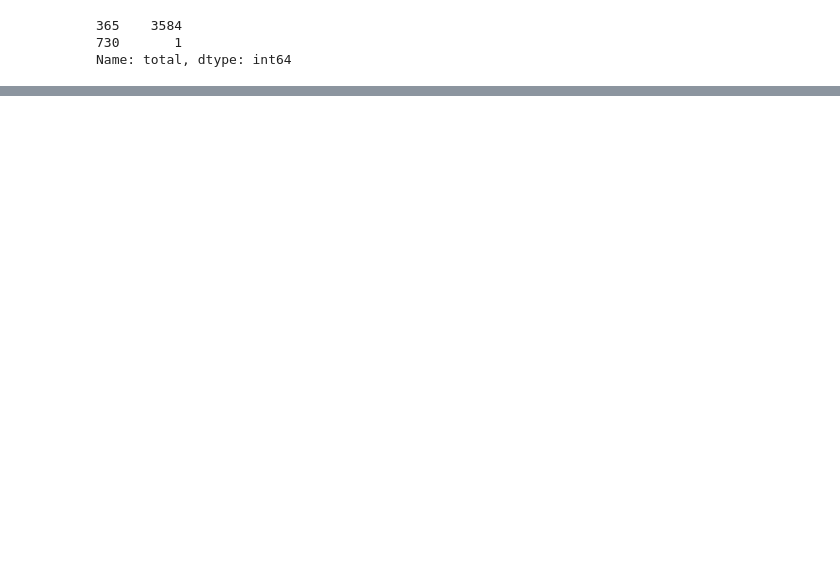
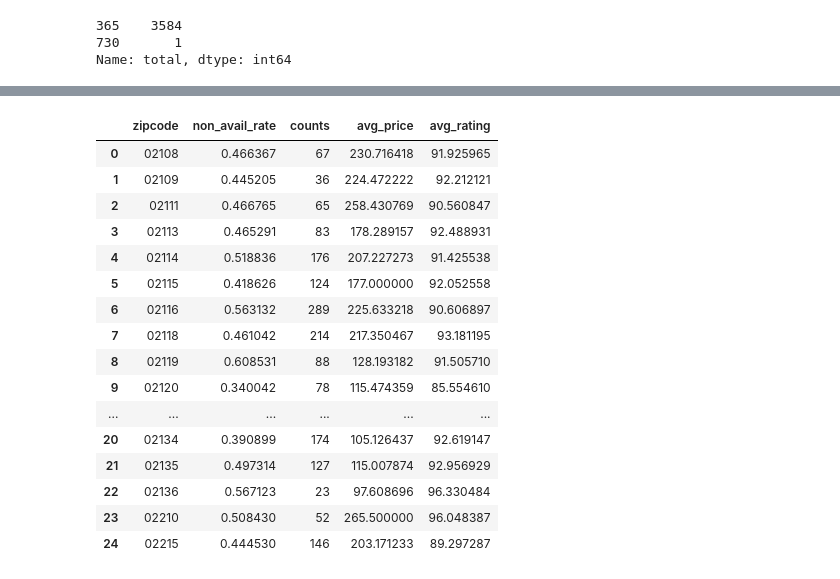
Before and after one commit to chziha/Data-Scientist-Udacity-Nanodegree, a Jupyter notebook: Writing_a_Data_Scientist_Blog_Post/write_ds_blog.ipynb, the cells around one changed output, grey strips where cells are left out. Drawn from its saved outputs; the diff is of its cells as text; code cells hidden in the pictures; blank space fills up the shorter version.

```diff
--- a/Writing_a_Data_Scientist_Blog_Post/write_ds_blog.ipynb
+++ b/Writing_a_Data_Scientist_Blog_Post/write_ds_blog.ipynb
@@ -297,0 +283,9 @@ listings.shape
+# %%
+# Check the missing values in columns we care about in this section asl well as for predicting price
+listings_prd = listings_cleaned.loc[:, ['price', 'review_scores_rating', 'number_of_reviews', 'non_avail_rate', 'zipcode',
+                                        'latitude', 'longitude', 'host_is_superhost', 'property_type', 'room_type',
+                                        'accommodates', 'bathrooms', 'bedrooms', 'beds', 'bed_type', 'guests_included',
+                                        'extra_people', 'availability_30', 'availability_60', 'availability_90',
+                                        'availability_365', 'instant_bookable', 'cancellation_policy',
+                                        'require_guest_profile_picture', 'require_guest_phone_verification']]
+columns_with_null(listings_prd)
@@ -297,0 +383,35 @@ listings.shape
+# %%
+# Compute the average price, avearge rating, popularity of rentals, and number of listed properties vs. zipcode
+listings_loc['total__rating_scores'] = listings_loc['review_scores_rating'] * listings_loc['number_of_reviews']
+listings_group_1 = listings_loc.groupby('zipcode')[['total__rating_scores', 'price', 'number_of_reviews']].sum().reset_index()
+
+listings_group_2 = listings_loc.groupby('zipcode')['price'].count().reset_index(name='counts')
+
+listings_group_3 = listings_loc.groupby('zipcode')['non_avail_rate'].mean().reset_index()
+
+listings_group = listings_group_1.merge(listings_group_3, how='left', on='zipcode').merge(listings_group_2, how='left', on='zipcode')
+
+listings_group['avg_price'] = listings_group['price'] / listings_group['counts']
+listings_group['avg_rating'] = listings_group['total__rating_scores'] / listings_group['number_of_reviews']
+
+listings_group.drop(['total__rating_scores', 'price', 'number_of_reviews'], axis=1, inplace=True)
+# %%
+listings_group
+# %% [output]
+|  | zipcode | non_avail_rate | counts | avg_price | avg_rating |
+| 0 | 02108 | 0.466367 | 67 | 230.716418 | 91.925965 |
+| 1 | 02109 | 0.445205 | 36 | 224.472222 | 92.212121 |
+| 2 | 02111 | 0.466765 | 65 | 258.430769 | 90.560847 |
+| 3 | 02113 | 0.465291 | 83 | 178.289157 | 92.488931 |
+| 4 | 02114 | 0.518836 | 176 | 207.227273 | 91.425538 |
+| 5 | 02115 | 0.418626 | 124 | 177.000000 | 92.052558 |
+| 6 | 02116 | 0.563132 | 289 | 225.633218 | 90.606897 |
+| 7 | 02118 | 0.461042 | 214 | 217.350467 | 93.181195 |
+| 8 | 02119 | 0.608531 | 88 | 128.193182 | 91.505710 |
+| 9 | 02120 | 0.340042 | 78 | 115.474359 | 85.554610 |
+| ... | ... | ... | ... | ... | ... |
+| 20 | 02134 | 0.390899 | 174 | 105.126437 | 92.619147 |
+| 21 | 02135 | 0.497314 | 127 | 115.007874 | 92.956929 |
+| 22 | 02136 | 0.567123 | 23 | 97.608696 | 96.330484 |
+| 23 | 02210 | 0.508430 | 52 | 265.500000 | 96.048387 |
+| 24 | 02215 | 0.444530 | 146 | 203.171233 | 89.297287 |
```
Also changed, not shown: parts of 18 cells of this notebook.
